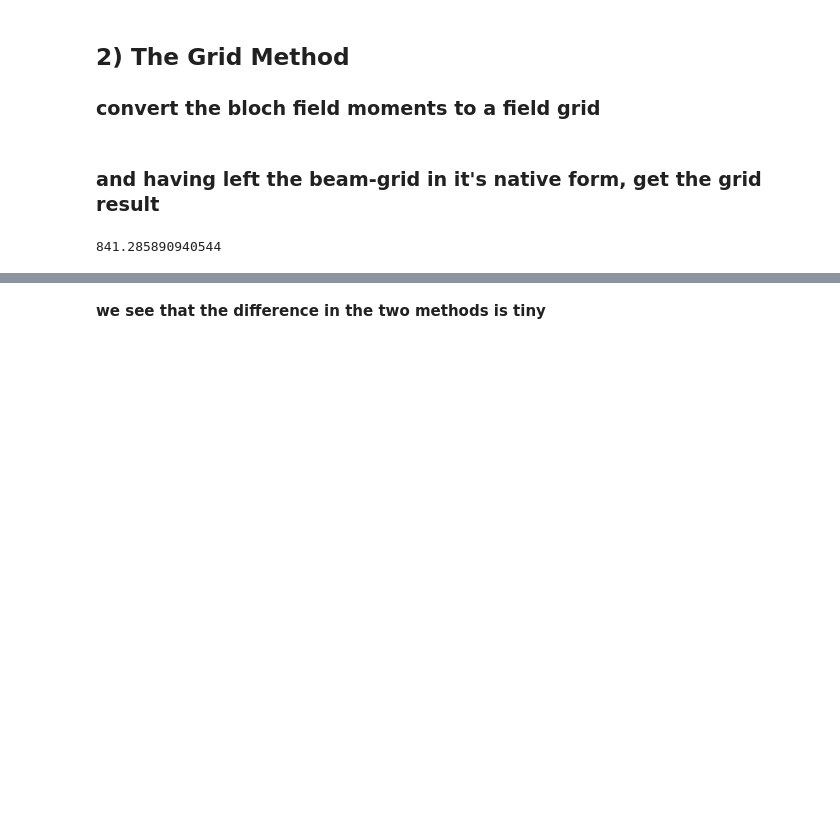
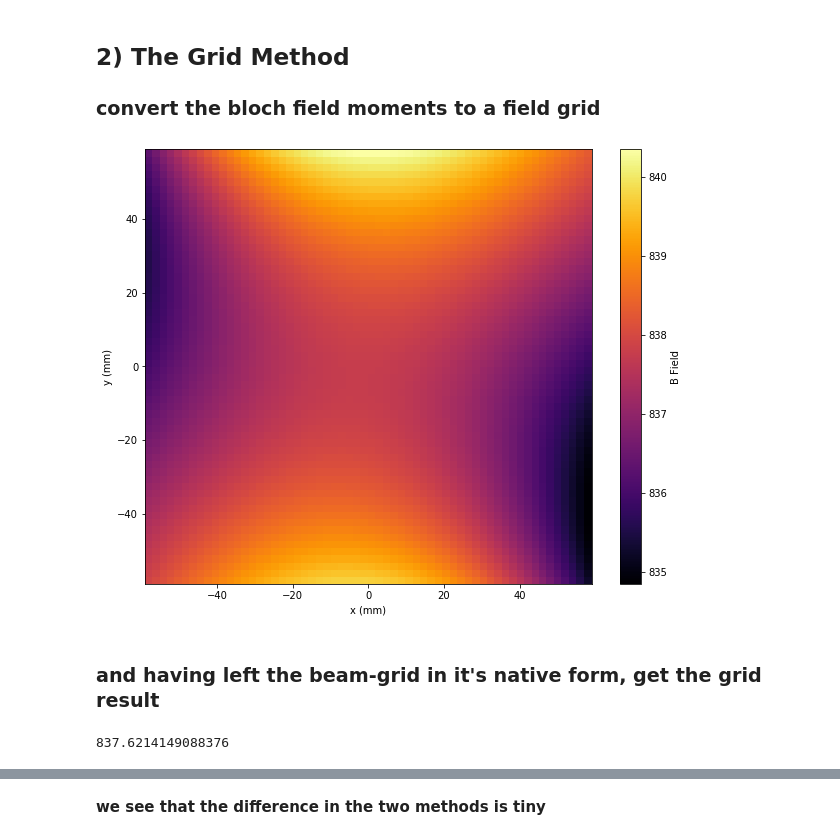
Before and after one commit to jasonbono/muon-field-averaging, a Jupyter notebook: analysis/confidence_builders/moments_vs_grid.ipynb, the cells around one changed output, grey strips where cells are left out. Drawn from its saved outputs; the diff is of its cells as text; code cells hidden in the pictures; blank space fills up the shorter version.

```diff
--- a/analysis/confidence_builders/moments_vs_grid.ipynb
+++ b/analysis/confidence_builders/moments_vs_grid.ipynb
@@ -30,7 +30,10 @@ from beam_moments import get_normalized_distribution_moments as gndm
 ### Get the field moments
 Load the field/odb pickle file for the 60 hour dataset
 # %%
-path = basedir + 'synthesis/data/60H_field_ctag_dqm.pkl'
+# path = basedir + 'synthesis/data/60H_field_ctag_dqm.pkl'
+
+path = basedir + 'field_info/data/run1/all_multipoles/run1_v00/'
+path = path + '60Hr_vals_uncertainties_3956-3997.pkl'
 df = pd.read_pickle(path)
 # %% [markdown]
 get the ctag weighted field moments and convert to standard representation
@@ -40,8 +43,12 @@ b = [
     (df["D"]*df["ctags"]).sum()/total_ctags,
     (df["NQ"]*df["ctags"]).sum()/total_ctags,
     (df["SQ"]*df["ctags"]).sum()/total_ctags,
-    (df["NS"]*df["ctags"]).sum()/total_ctags
-    ]
+    (df["NS"]*df["ctags"]).sum()/total_ctags,
+    (df["SS"]*df["ctags"]).sum()/total_ctags,
+    (df["NO"]*df["ctags"]).sum()/total_ctags,
+    (df["NO"]*df["ctags"]).sum()/total_ctags,
+    (df["ND"]*df["ctags"]).sum()/total_ctags,
+    (df["ND"]*df["ctags"]).sum()/total_ctags]
 c,s = ftts(b)
 # %% [markdown]
 ### Get the beam moments
@@ -102,13 +113,16 @@ moments_result
 # %%
 df_field_grid = get_field_grid(b)
 fig = plot_field(df_field_grid)
+fig
+# %% [output]
+[figure, added]
 # %% [markdown]
 ### and having left the beam-grid in it's native form, get the grid result
 # %%
 grid_result = (df_12['counts']*df_field_grid['B']).sum()/(df_12['counts'].sum())
 grid_result
 # %% [output]
-841.285890940544
+837.6214149088376
 # %%
 grid_result - moments_result
 # %% [output]
```
Also changed, not shown: parts of 32 cells of this notebook, 6 other files.
